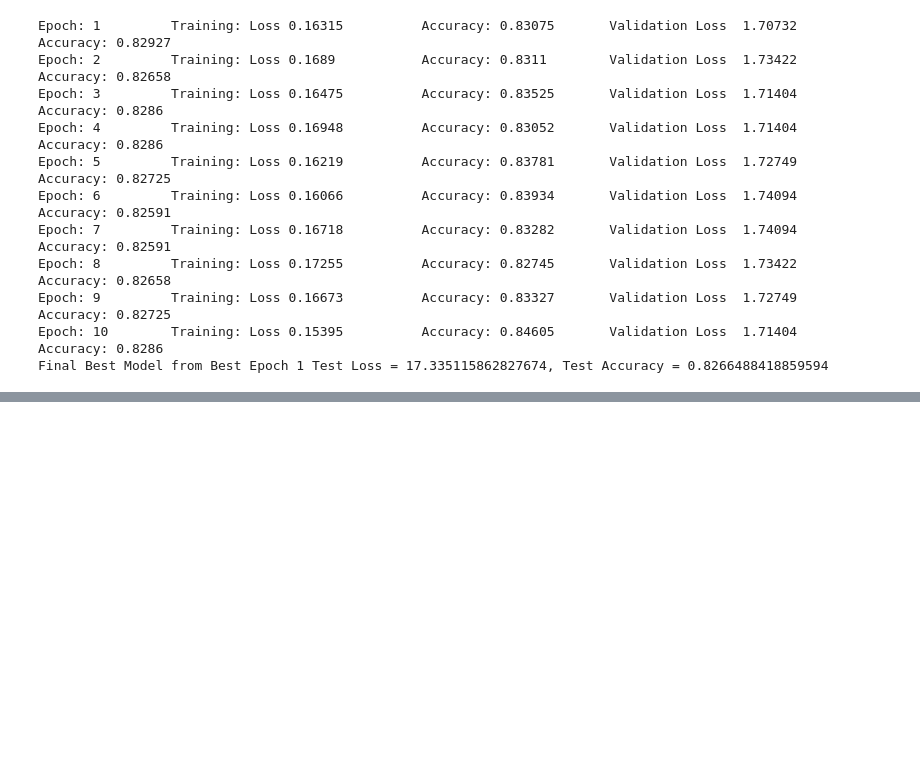
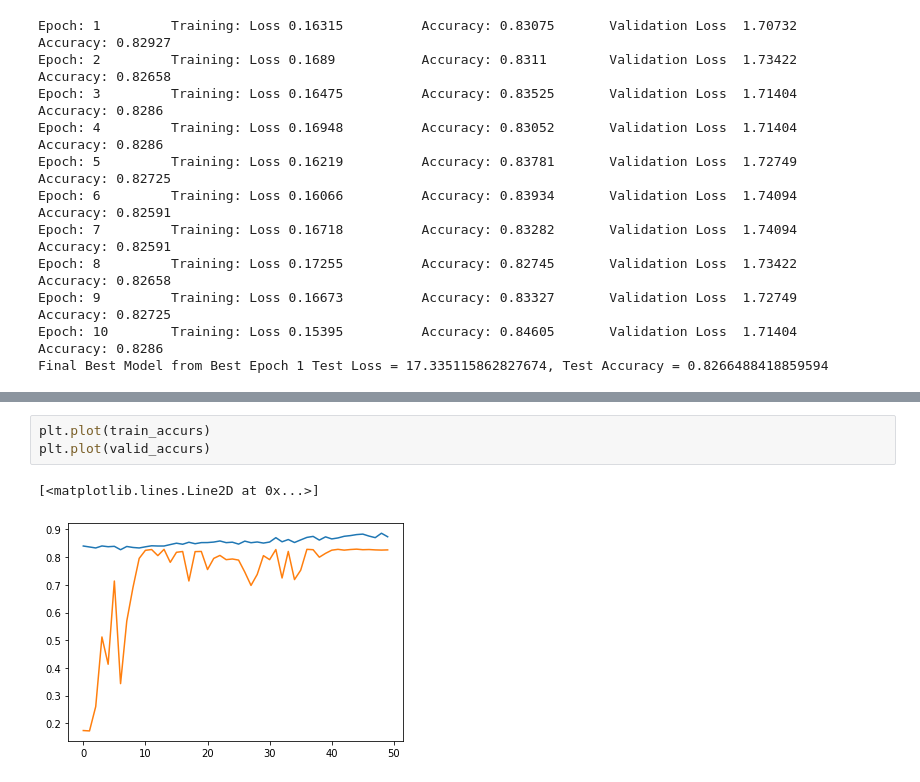
Before and after one commit to rrwabina/RADI605, a Jupyter notebook: 11 CNN Project/scripts/project.ipynb, the cells around one changed output, grey strips where cells are left out. Cells and saved outputs as stored; diff of their text form; blank space fills up the shorter version.

```diff
--- a/11 CNN Project/scripts/project.ipynb
+++ b/11 CNN Project/scripts/project.ipynb
@@ -708,0 +721,6 @@ def fit(train_loader, val_loader, num_epochs = 10, unfreeze_after = 5, checkpoin
+# %%
+plt.plot(train_accurs)
+plt.plot(valid_accurs)
+# %% [output]
+[<matplotlib.lines.Line2D at 0x...>]
+[figure, added]
```
Also changed, not shown: parts of 6 cells of this notebook.
